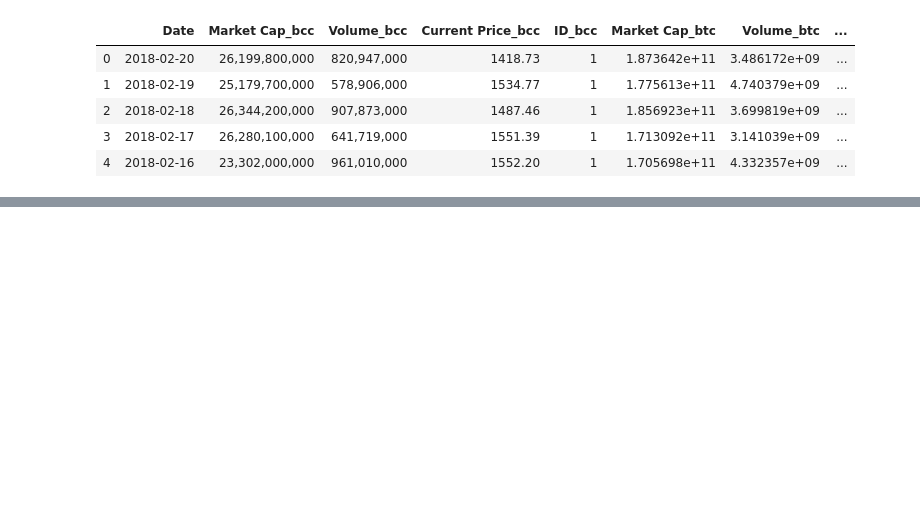
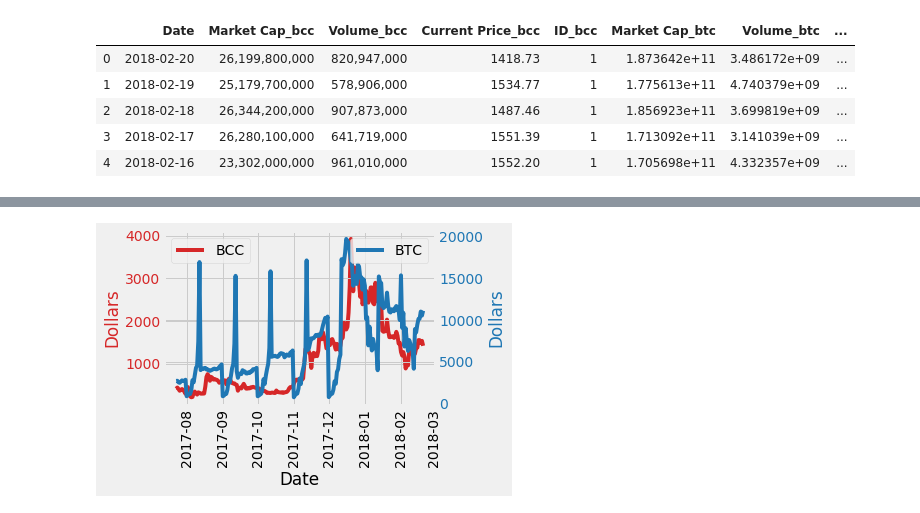
Before and after one commit to oik01/Project_2_Data, a Jupyter notebook: Project_2_Data/ETL_Project_Cleaning.ipynb, the cells around one changed output, grey strips where cells are left out. Saved outputs shown, nothing was run; the diff lists cells and outputs as text; code cells hidden in the pictures; blank space fills up the shorter version.

```diff
--- a/Project_2_Data/ETL_Project_Cleaning.ipynb
+++ b/Project_2_Data/ETL_Project_Cleaning.ipynb
@@ -210,0 +211,25 @@ plt.show()
+# %%
+fig, ax1 = plt.subplots()
+
+color = 'tab:red'
+ax1.set_xlabel('Date')
+ax1.set_ylabel('Dollars', color=color)
+bcc_g = ax1.plot(Merged_data['Date'], Merged_data['Current Price_bcc'],'r', label='BCC', color=color)
+ax1.tick_params(axis='y', labelcolor=color)
+plt.xticks(rotation=90)
+
+ax2 = ax1.twinx()  # instantiate a second axes that shares the same x-axis
+
+color = 'tab:blue'
+ax2.set_ylabel('Dollars', color=color)  # we already handled the x-label with ax1
+btc_g = ax2.plot(Merged_data['Date'], Merged_data['Current Price_btc'],'b', label='BTC', color=color)
+ax2.tick_params(axis='y', labelcolor=color)
+
+ax1.legend(loc=0)
+plt.legend(loc=1)
+fig.tight_layout()  # otherwise the right y-label is slightly clipped
+
+plt.savefig('./chart.png')
+plt.show()
+# %% [output]
+[figure, added]
```
Also changed, not shown: parts of 4 cells of this notebook, 2 other files.
